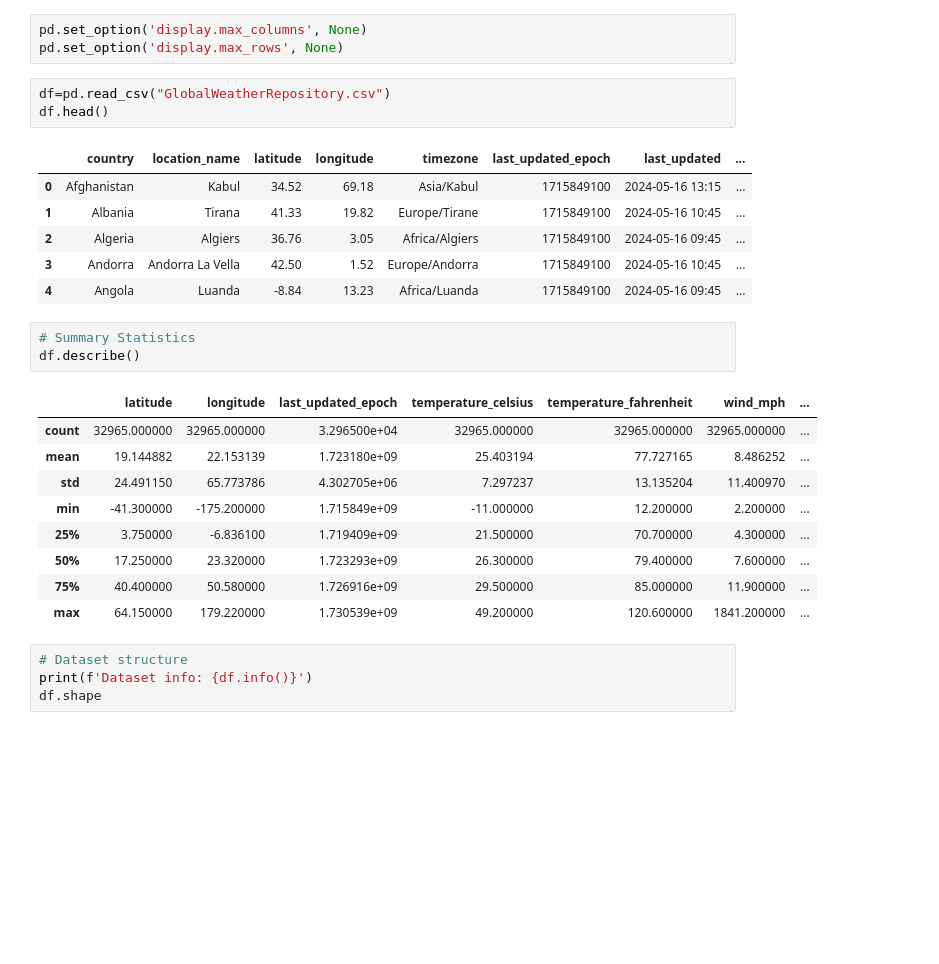
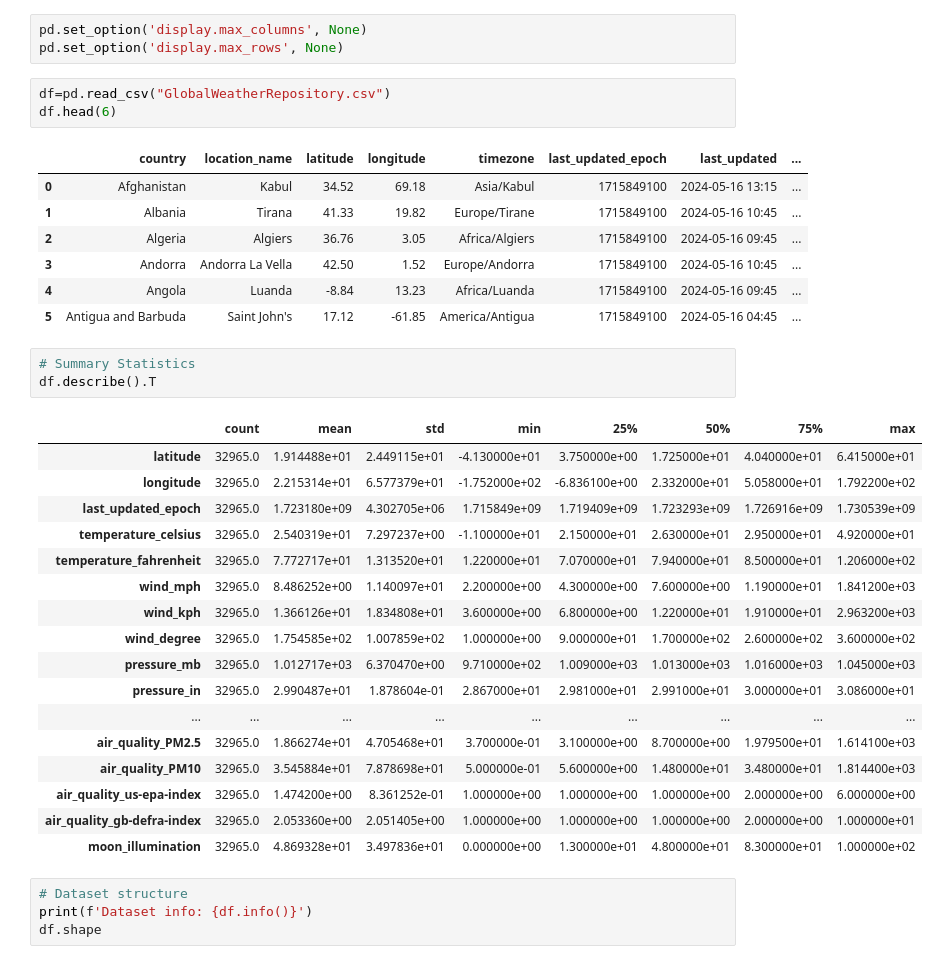
Before and after one commit to denizyennerr/DS-Weather-EDA, a Jupyter notebook: EDA_Visualisations.ipynb, the cells around one changed output. Saved outputs shown, nothing was run; the diff lists cells and outputs as text; blank space fills up the shorter version.

```diff
--- a/EDA_Visualisations.ipynb
+++ b/EDA_Visualisations.ipynb
@@ -14,7 +14,7 @@ pd.set_option('display.max_columns', None)
 pd.set_option('display.max_rows', None)
 # %%
 df=pd.read_csv("GlobalWeatherRepository.csv")
-df.head()
+df.head(6)
 # %% [output]
 |  | country | location_name | latitude | longitude | timezone | last_updated_epoch | last_updated | ... |
 | 0 | Afghanistan | Kabul | 34.52 | 69.18 | Asia/Kabul | 1715849100 | 2024-05-16 13:15 | ... |
@@ -22,19 +22,28 @@ df.head()
 | 2 | Algeria | Algiers | 36.76 | 3.05 | Africa/Algiers | 1715849100 | 2024-05-16 09:45 | ... |
 | 3 | Andorra | Andorra La Vella | 42.50 | 1.52 | Europe/Andorra | 1715849100 | 2024-05-16 10:45 | ... |
 | 4 | Angola | Luanda | -8.84 | 13.23 | Africa/Luanda | 1715849100 | 2024-05-16 09:45 | ... |
+| 5 | Antigua and Barbuda | Saint John's | 17.12 | -61.85 | America/Antigua | 1715849100 | 2024-05-16 04:45 | ... |
 # %%
 # Summary Statistics
-df.describe()
+df.describe().T
 # %% [output]
-|  | latitude | longitude | last_updated_epoch | temperature_celsius | temperature_fahrenheit | wind_mph | ... |
-| count | 32965.000000 | 32965.000000 | 3.296500e+04 | 32965.000000 | 32965.000000 | 32965.000000 | ... |
-| mean | 19.144882 | 22.153139 | 1.723180e+09 | 25.403194 | 77.727165 | 8.486252 | ... |
-| std | 24.491150 | 65.773786 | 4.302705e+06 | 7.297237 | 13.135204 | 11.400970 | ... |
-| min | -41.300000 | -175.200000 | 1.715849e+09 | -11.000000 | 12.200000 | 2.200000 | ... |
-| 25% | 3.750000 | -6.836100 | 1.719409e+09 | 21.500000 | 70.700000 | 4.300000 | ... |
-| 50% | 17.250000 | 23.320000 | 1.723293e+09 | 26.300000 | 79.400000 | 7.600000 | ... |
-| 75% | 40.400000 | 50.580000 | 1.726916e+09 | 29.500000 | 85.000000 | 11.900000 | ... |
-| max | 64.150000 | 179.220000 | 1.730539e+09 | 49.200000 | 120.600000 | 1841.200000 | ... |
+|  | count | mean | std | min | 25% | 50% | 75% | max |
+| latitude | 32965.0 | 1.914488e+01 | 2.449115e+01 | -4.130000e+01 | 3.750000e+00 | 1.725000e+01 | 4.040000e+01 | 6.415000e+01 |
+| longitude | 32965.0 | 2.215314e+01 | 6.577379e+01 | -1.752000e+02 | -6.836100e+00 | 2.332000e+01 | 5.058000e+01 | 1.792200e+02 |
+| last_updated_epoch | 32965.0 | 1.723180e+09 | 4.302705e+06 | 1.715849e+09 | 1.719409e+09 | 1.723293e+09 | 1.726916e+09 | 1.730539e+09 |
+| temperature_celsius | 32965.0 | 2.540319e+01 | 7.297237e+00 | -1.100000e+01 | 2.150000e+01 | 2.630000e+01 | 2.950000e+01 | 4.920000e+01 |
+| temperature_fahrenheit | 32965.0 | 7.772717e+01 | 1.313520e+01 | 1.220000e+01 | 7.070000e+01 | 7.940000e+01 | 8.500000e+01 | 1.206000e+02 |
+| wind_mph | 32965.0 | 8.486252e+00 | 1.140097e+01 | 2.200000e+00 | 4.300000e+00 | 7.600000e+00 | 1.190000e+01 | 1.841200e+03 |
+| wind_kph | 32965.0 | 1.366126e+01 | 1.834808e+01 | 3.600000e+00 | 6.800000e+00 | 1.220000e+01 | 1.910000e+01 | 2.963200e+03 |
+| wind_degree | 32965.0 | 1.754585e+02 | 1.007859e+02 | 1.000000e+00 | 9.000000e+01 | 1.700000e+02 | 2.600000e+02 | 3.600000e+02 |
+| pressure_mb | 32965.0 | 1.012717e+03 | 6.370470e+00 | 9.710000e+02 | 1.009000e+03 | 1.013000e+03 | 1.016000e+03 | 1.045000e+03 |
+| pressure_in | 32965.0 | 2.990487e+01 | 1.878604e-01 | 2.867000e+01 | 2.981000e+01 | 2.991000e+01 | 3.000000e+01 | 3.086000e+01 |
+| ... | ... | ... | ... | ... | ... | ... | ... | ... |
+| air_quality_PM2.5 | 32965.0 | 1.866274e+01 | 4.705468e+01 | 3.700000e-01 | 3.100000e+00 | 8.700000e+00 | 1.979500e+01 | 1.614100e+03 |
+| air_quality_PM10 | 32965.0 | 3.545884e+01 | 7.878698e+01 | 5.000000e-01 | 5.600000e+00 | 1.480000e+01 | 3.480000e+01 | 1.814400e+03 |
+| air_quality_us-epa-index | 32965.0 | 1.474200e+00 | 8.361252e-01 | 1.000000e+00 | 1.000000e+00 | 1.000000e+00 | 2.000000e+00 | 6.000000e+00 |
+| air_quality_gb-defra-index | 32965.0 | 2.053360e+00 | 2.051405e+00 | 1.000000e+00 | 1.000000e+00 | 1.000000e+00 | 2.000000e+00 | 1.000000e+01 |
+| moon_illumination | 32965.0 | 4.869328e+01 | 3.497836e+01 | 0.000000e+00 | 1.300000e+01 | 4.800000e+01 | 8.300000e+01 | 1.000000e+02 |
 # %%
 # Dataset structure
 print(f'Dataset info: {df.info()}')
```
Also changed, not shown: parts of 1 cell of this notebook.
